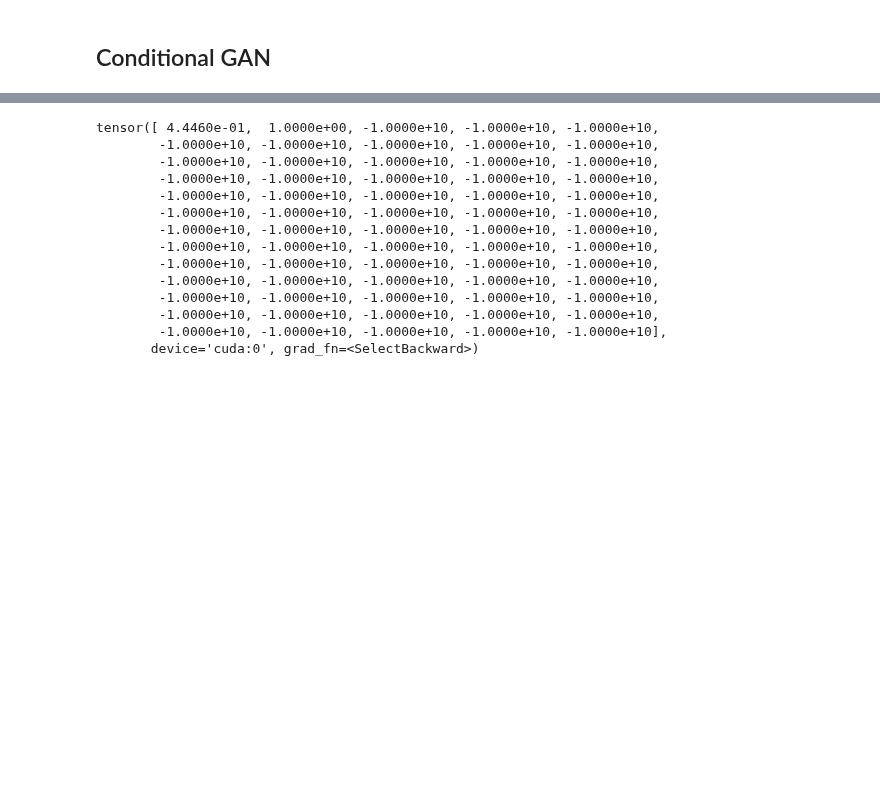
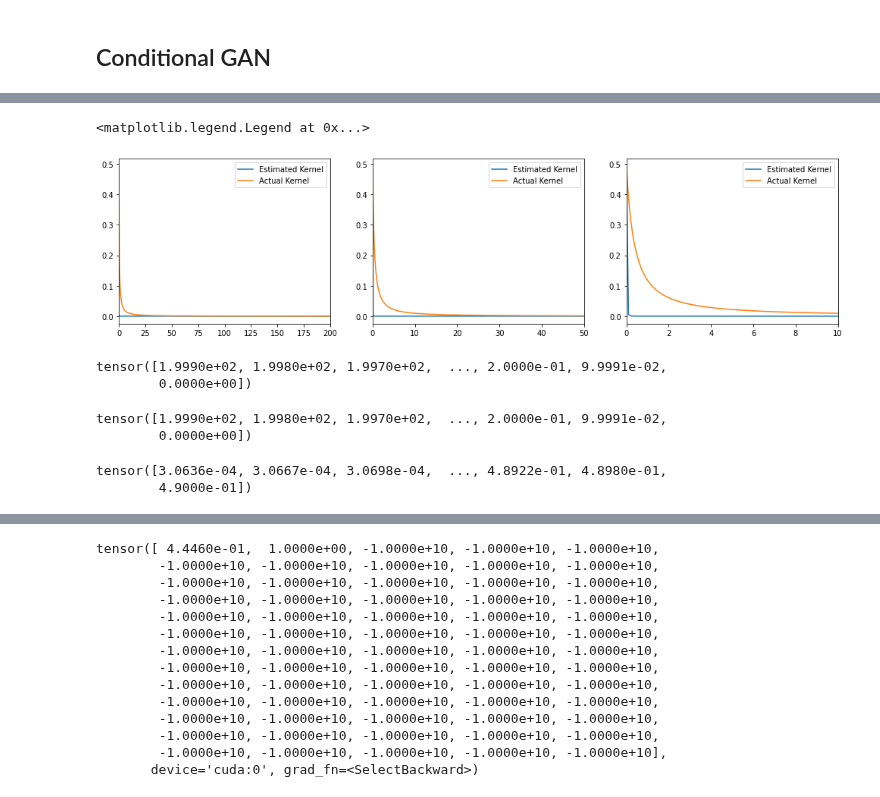
Before and after one commit to yamacisik/gated_kernel_tpp, a Jupyter notebook: dev_notebook.ipynb, the cells around one changed output, grey strips where cells are left out. Cells and saved outputs as stored; diff of their text form; code cells hidden in the pictures; blank space fills up the shorter version.

```diff
--- a/dev_notebook.ipynb
+++ b/dev_notebook.ipynb
@@ -23,12 +31,6 @@ data = '../data/simulated/power_hawkes/'
 batch_size = 1
 
 
-def load_data(name, dict_name):
-    with open(name, 'rb') as f:
-        data = pickle.load(f, encoding='latin-1')
-        num_types = data['dim_process']
-        data = data[dict_name]
-        return data, int(num_types)
 
 train_data, num_types = load_data(data + 'train.pkl', 'train')
 dev_data, _ = load_data(data + 'dev.pkl', 'dev')
@@ -37,13 +39,14 @@ test_data, _ = load_data(data + 'test.pkl', 'test')
 t_max = 1
 
 
-trainloader = get_dataloader(train_data, batch_size, shuffle=True,t_max =t_max)
+trainloader = get_dataloader(train_data, 10, shuffle=True,t_max =t_max)
 testloader = get_dataloader(test_data,1, shuffle=False,t_max = t_max)
 valloader = get_dataloader(dev_data, 1, shuffle=False,t_max =t_max)
 
-model = gated_tpp(num_types,32,8,dropout= 0.1)
+model = gated_tpp(num_types,16,32,dropout= 0.1,kernel_type='rational_quadratic',
+                  length_scale=0.2,alpha=0.6,sigma = 0.1,timetovec=True)
 device = 'cpu'
-# model.load_state_dict(torch.load('trained_models/power_hawkesdebug_model.pt'))
-for batch in trainloader:
-    pass
-event_time, arrival_time, event_type, _ = map(lambda x: x.to(device), batch)
+# model.load_state_dict(torch.load('trained_models/20210929_033634.pt'))
+
+# stated_dict = torch.load('trained_embeddings/timetovec' +str(128)+  '.pt')
+# model.encoder.embedding.load_state_dict(stated_dict)
@@ -49,0 +163,35 @@ event_time, arrival_time, event_type, _ = map(lambda x: x.to(device), batch)
+# %%
+
+times = torch.arange(0,200,0.1).unsqueeze(0)
+
+
+types = torch.ones(times.size()).to(times.device).int()
+scores, embedding,t_diff = model.encoder(types,times,times)
+scores = scores[0][-1]
+t =t_diff[0][-1]
+fig, (ax1, ax2,ax3) = plt.subplots(1, 3,figsize=(17,4))
+actual_alpha =  power_law_kernel(t).squeeze()
+
+ax1.plot(t_diff[0][-1],scores,label='Estimated Kernel')
+ax1.plot(t,actual_alpha,label='Actual Kernel')
+ax1.set_xlim(0, 200)
+ax1.legend()
+
+ax2.plot(t_diff[0][-1],scores,label='Estimated Kernel')
+ax2.plot(t,actual_alpha,label='Actual Kernel')
+ax2.set_xlim(0, 50)
+ax2.legend()
+
+
+ax3.plot(t_diff[0][-1],scores,label='Estimated Kernel')
+ax3.plot(t,actual_alpha,label='Actual Kernel')
+ax3.set_xlim(0, 10)
+ax3.legend()
+# %% [output]
+<matplotlib.legend.Legend at 0x...>
+[figure, added]
+# %%
+t_diff[0][-1]
+# %% [output]
+tensor([1.9990e+02, 1.9980e+02, 1.9970e+02,  ..., 2.0000e-01, 9.9991e-02,
+        0.0000e+00])
@@ -49,0 +201,10 @@ event_time, arrival_time, event_type, _ = map(lambda x: x.to(device), batch)
+# %%
+t
+# %% [output]
+tensor([1.9990e+02, 1.9980e+02, 1.9970e+02,  ..., 2.0000e-01, 9.9991e-02,
+        0.0000e+00])
+# %%
+scores
+# %% [output]
+tensor([3.0636e-04, 3.0667e-04, 3.0698e-04,  ..., 4.8922e-01, 4.8980e-01,
+        4.9000e-01])
```
Also changed, not shown: parts of 60 cells of this notebook, 5 other files.
